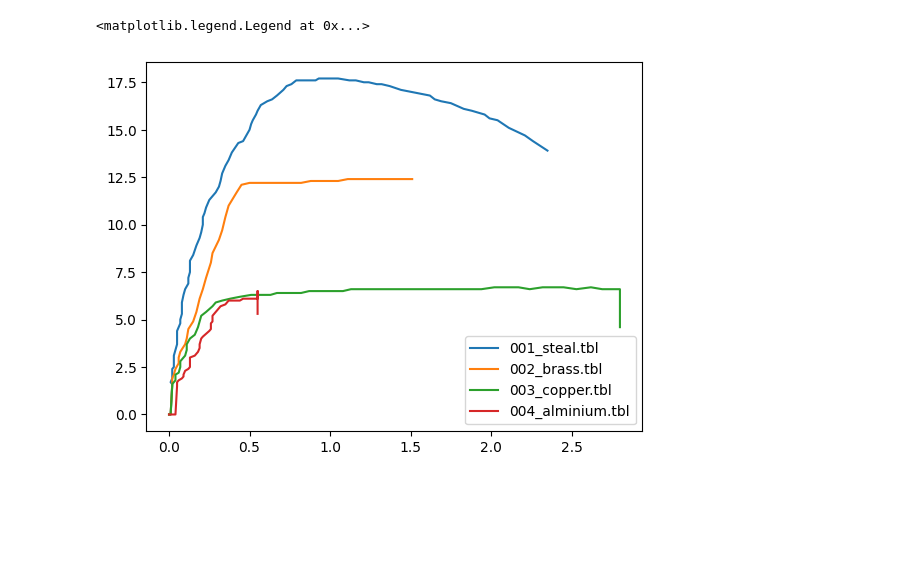
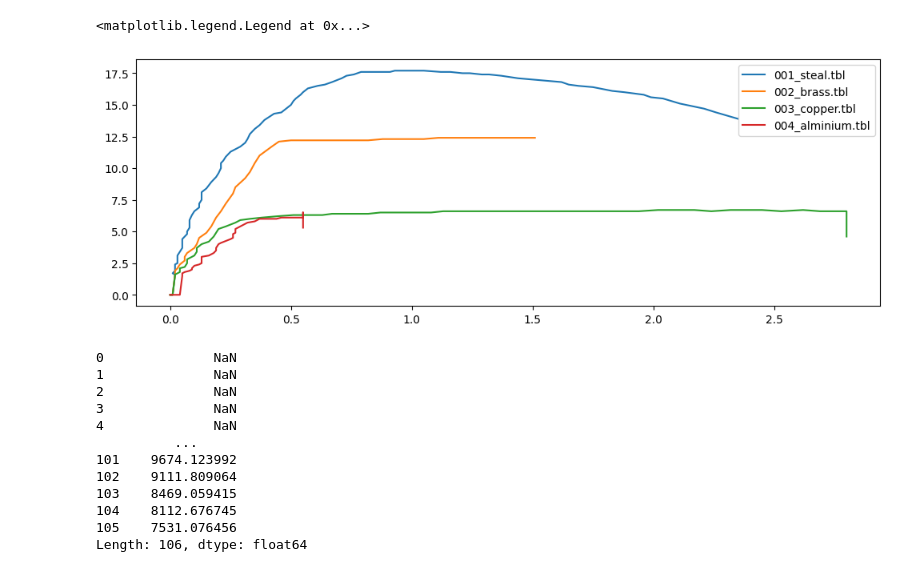
Before and after one commit to tkuro11/tensile_test_01, a Jupyter notebook: tensile.ipynb, the cells around one changed output. Drawn from its saved outputs; the diff is of its cells as text; code cells hidden in the pictures; blank space fills up the shorter version.

Commit message:
change graph aspect

```diff
--- a/tensile.ipynb
+++ b/tensile.ipynb
@@ -7,9 +8,25 @@ data=[]
 for name in pathlib.Path(".").glob("*.tbl"):
     data.append((name,pd.read_table(name, skiprows=4)))
 # %%
+plt.figure(figsize=(12, 4))
 for name, tbl in data:
     plt.plot(tbl["dL(mm)"],tbl["F(Kn)"],label=name)
 plt.legend()
 # %% [output]
 <matplotlib.legend.Legend at 0x...>
-[figure, old version]
+[figure, new version]
+# %%
+data[0][1]['F(Kn)']*1000/(np.pi*2.5*2.5) /data[0][1]['dL(mm)']*25
+# %% [output]
+0              NaN
+1              NaN
+2              NaN
+3              NaN
+4              NaN
+          ...
+101    9674.123992
+102    9111.809064
+103    8469.059415
+104    8112.676745
+105    7531.076456
+Length: 106, dtype: float64
```
Also changed, not shown: parts of 2 cells of this notebook.
